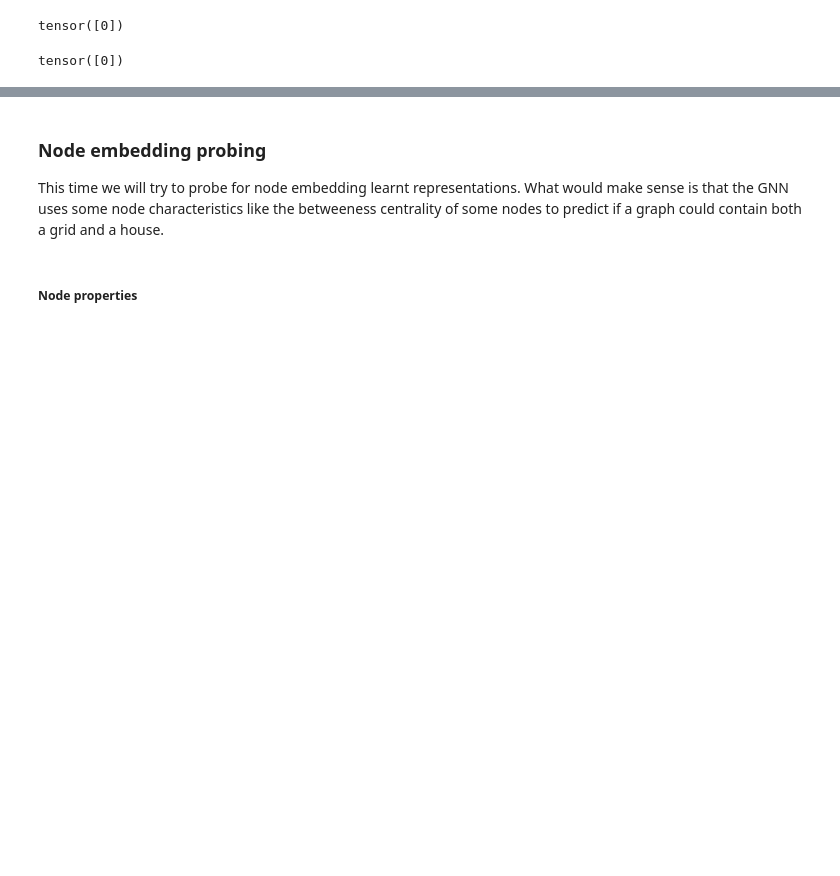
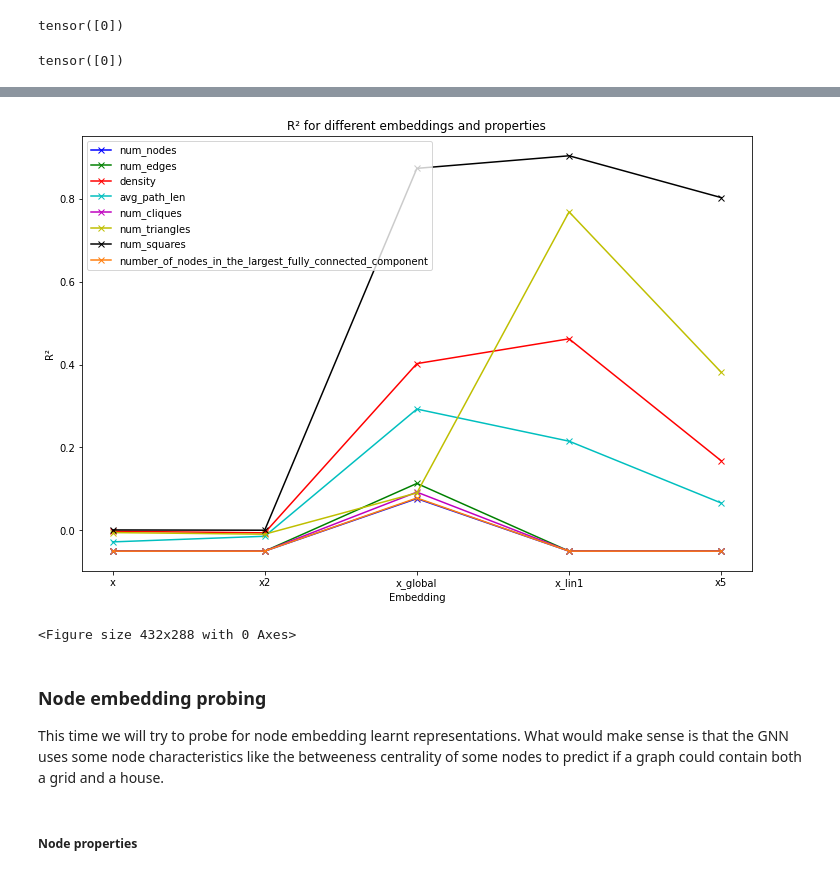
Before and after one commit to TomPelletreauDuris/Probing-GNN-representations, a Jupyter notebook: Probing_GIN.ipynb, the cells around one changed output, grey strips where cells are left out. Cells and saved outputs as stored; diff of their text form; code cells hidden in the pictures; blank space fills up the shorter version.

```diff
--- a/Probing_GIN.ipynb
+++ b/Probing_GIN.ipynb
@@ -376,4 +387,4 @@ gnn.iterate()
 #save the model
 gnn.save_model(path="models/"+DATASET+"_"+MODEL+".pt")
 #load the model
-gnn.load_model(path="models/"+DATASET+"_"+MODEL+"server.pt")
+gnn.load_model(path="models/"+DATASET+"_"+MODEL+".pt")
@@ -555,34 +588,37 @@ import matplotlib.pyplot as plt
 
 # Assuming results, embeddings, and other necessary variables are defined as in your context
 property_names = ['num_nodes', 'num_edges', 'density', 'avg_path_len', 'num_cliques', 'num_triangles', 'num_squares', 'number_of_nodes_in_the_largest_fully_connected_component']
 embeddings_names = ['x', 'x2', 'x_global', 'x_lin1', 'x5']
-colors = ['b', 'g', 'r', 'c', 'm', 'y', 'k', 'w']
+colors = ['b', 'g', 'r', 'c', 'm', 'y', 'k', 'tab:orange', 'tab:purple']
 
 plt.figure(figsize=(12, 8))
 
 for i, property_name in enumerate(property_names):
     x_points = []
     y_points = []
     for j, embedding in enumerate(embeddings):
         name_of_embedding = embeddings_names[j]
         test_r2 = results[(name_of_embedding, property_name)][3]
         if test_r2 < -0.05:  # Handle negative R² values
             test_r2 = -0.05
         x_points.append(j)
         y_points.append(test_r2)
 
     # Plotting the line for the current property
     plt.plot(x_points, y_points, label=property_name, color=colors[i], marker='x')
 
 plt.xticks(range(len(embeddings)), embeddings_names)
 plt.xlabel('Embedding')
 plt.ylabel('R²')
 plt.legend()
 plt.title('R² for different embeddings and properties')
 plt.show()
 
 #save the plot
 plt.savefig('results/'+DATASET+'_'+MODEL+'_test_R2_plot.png', dpi=300, bbox_inches='tight')
+# %% [output]
+[figure, added]
+<Figure size 432x288 with 0 Axes>
 # %% [markdown]
 ### Node embedding probing
 
```
Also changed, not shown: parts of 4 cells of this notebook, 19 other files.
